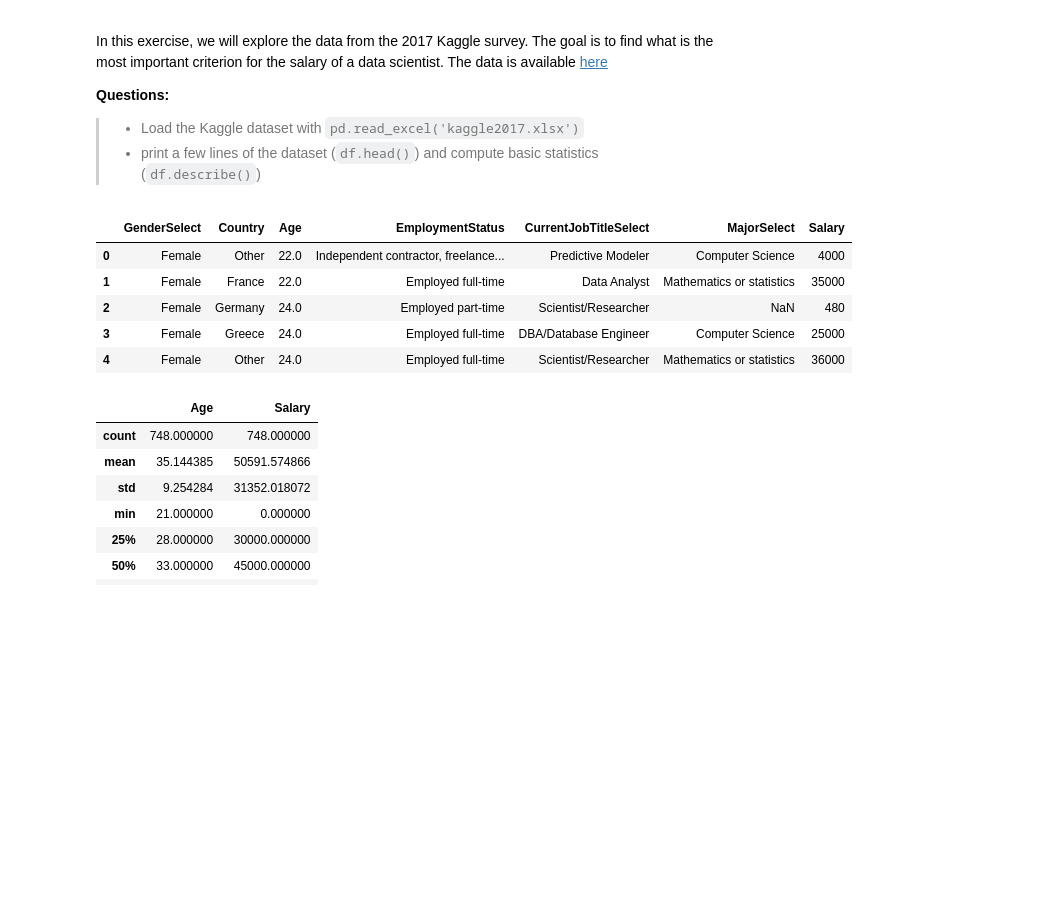
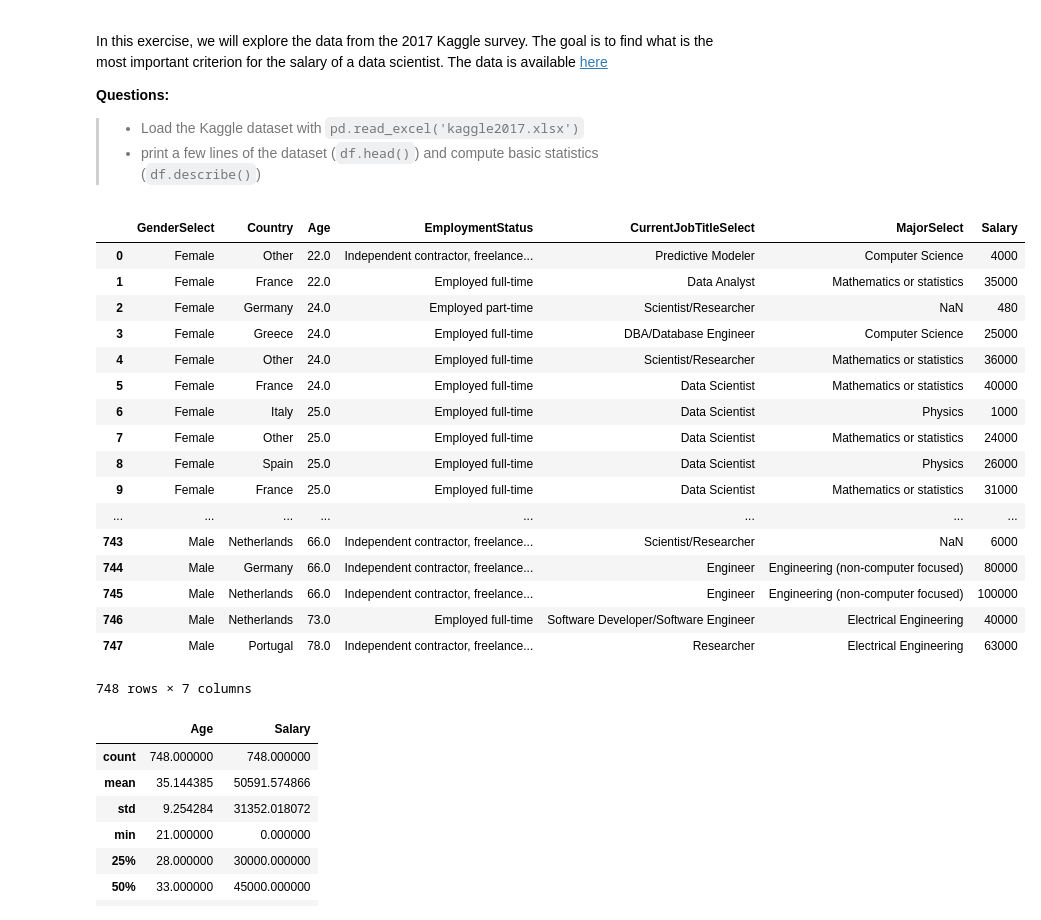
Before and after one commit to kermorvant/ml, a Jupyter notebook: notebooks/tree_kaggle.ipynb, the cells around one changed output. Drawn from its saved outputs; the diff is of its cells as text; code cells hidden in the pictures; blank space fills up the shorter version.

```diff
--- a/notebooks/tree_kaggle.ipynb
+++ b/notebooks/tree_kaggle.ipynb
@@ -9,18 +9,30 @@ In this exercise, we will explore the data from the 2017 Kaggle survey. The goal
 # %%
 import pandas as pd
 import seaborn as sns
 import numpy as np
 import matplotlib.pyplot as plt
 %matplotlib inline
 df = pd.read_excel('../data/kaggle2017.xlsx')
-df.head()
+df
 # %% [output]
 |  | GenderSelect | Country | Age | EmploymentStatus | CurrentJobTitleSelect | MajorSelect | Salary |
 | 0 | Female | Other | 22.0 | Independent contractor, freelance... | Predictive Modeler | Computer Science | 4000 |
 | 1 | Female | France | 22.0 | Employed full-time | Data Analyst | Mathematics or statistics | 35000 |
 | 2 | Female | Germany | 24.0 | Employed part-time | Scientist/Researcher | NaN | 480 |
 | 3 | Female | Greece | 24.0 | Employed full-time | DBA/Database Engineer | Computer Science | 25000 |
 | 4 | Female | Other | 24.0 | Employed full-time | Scientist/Researcher | Mathematics or statistics | 36000 |
+| 5 | Female | France | 24.0 | Employed full-time | Data Scientist | Mathematics or statistics | 40000 |
+| 6 | Female | Italy | 25.0 | Employed full-time | Data Scientist | Physics | 1000 |
+| 7 | Female | Other | 25.0 | Employed full-time | Data Scientist | Mathematics or statistics | 24000 |
+| 8 | Female | Spain | 25.0 | Employed full-time | Data Scientist | Physics | 26000 |
+| 9 | Female | France | 25.0 | Employed full-time | Data Scientist | Mathematics or statistics | 31000 |
+| ... | ... | ... | ... | ... | ... | ... | ... |
+| 743 | Male | Netherlands | 66.0 | Independent contractor, freelance... | Scientist/Researcher | NaN | 6000 |
+| 744 | Male | Germany | 66.0 | Independent contractor, freelance... | Engineer | Engineering (non-computer focused) | 80000 |
+| 745 | Male | Netherlands | 66.0 | Independent contractor, freelance... | Engineer | Engineering (non-computer focused) | 100000 |
+| 746 | Male | Netherlands | 73.0 | Employed full-time | Software Developer/Software Engineer | Electrical Engineering | 40000 |
+| 747 | Male | Portugal | 78.0 | Independent contractor, freelance... | Researcher | Electrical Engineering | 63000 |
+748 rows × 7 columns
 # %%
 df.describe()
 # %% [output]
```
Also changed, not shown: parts of 2 cells of this notebook, 2 other files.
